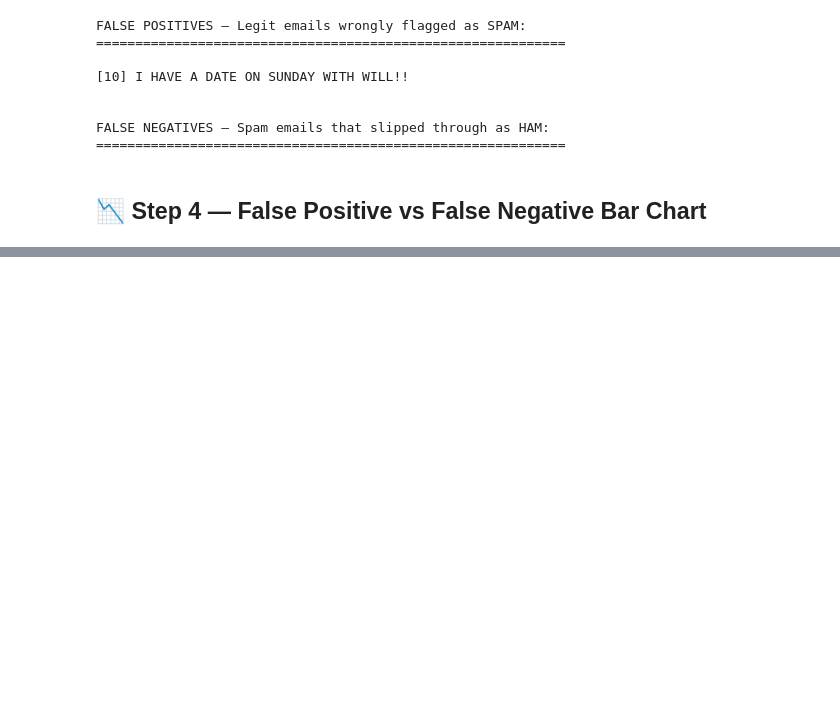
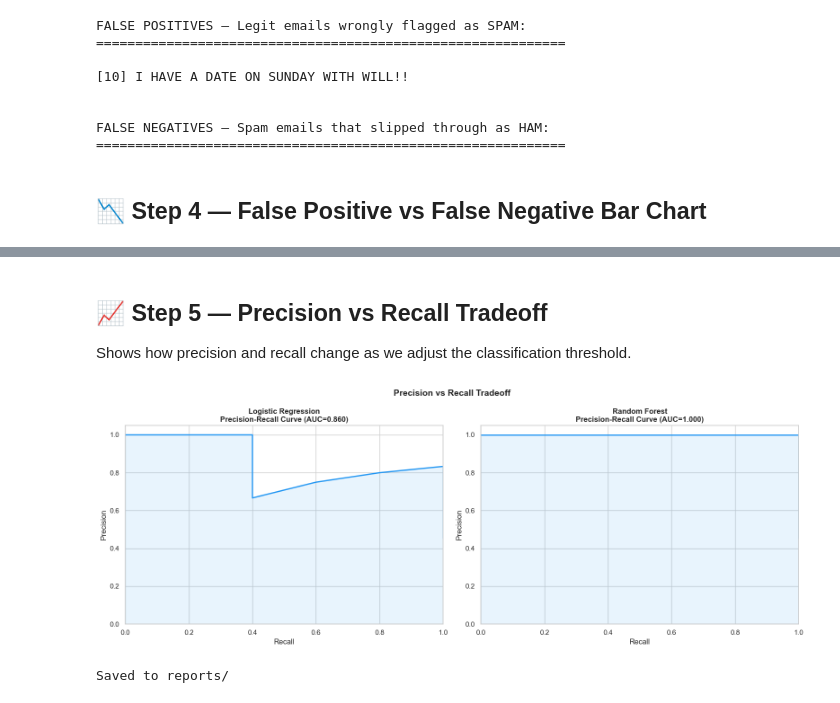
Before and after one commit to Kidrah-kun/spam-detector, a Jupyter notebook: notebooks/Phase4_Evaluation.ipynb, the cells around one changed output, grey strips where cells are left out. Cells and saved outputs as stored; diff of their text form; code cells hidden in the pictures; blank space fills up the shorter version.

```diff
--- a/notebooks/Phase4_Evaluation.ipynb
+++ b/notebooks/Phase4_Evaluation.ipynb
@@ -209,0 +223,36 @@ FALSE NEGATIVES — Spam emails that slipped through as HAM:
+# %% [markdown]
+## 📈 Step 5 — Precision vs Recall Tradeoff
+
+Shows how precision and recall change as we adjust the classification threshold.
+# %%
+fig, axes = plt.subplots(1, 2, figsize=(16, 6))
+
+pr_models = {
+    'Logistic Regression': (lr_model, X_test),
+    'Random Forest':       (rf_model, X_test),
+}
+
+for ax, (name, (model, X)) in zip(axes, pr_models.items()):
+    if hasattr(model, 'predict_proba'):
+        probs = model.predict_proba(X)[:, 1]
+    else:
+        probs = model.decision_function(X)
+        probs = (probs - probs.min()) / (probs.max() - probs.min())
+
+    precision, recall, thresholds = precision_recall_curve(y_test, probs)
+    pr_auc = auc(recall, precision)
+
+    ax.plot(recall, precision, color='#2196F3', lw=2)
+    ax.fill_between(recall, precision, alpha=0.1, color='#2196F3')
+    ax.set_title(f'{name}\nPrecision-Recall Curve (AUC={pr_auc:.3f})', fontweight='bold')
+    ax.set_xlabel('Recall'); ax.set_ylabel('Precision')
+    ax.set_xlim([0, 1]); ax.set_ylim([0, 1.05])
+
+plt.suptitle('Precision vs Recall Tradeoff', fontsize=14, fontweight='bold')
+plt.tight_layout()
+plt.savefig('../reports/phase4_precision_recall.png', dpi=150, bbox_inches='tight')
+plt.show()
+print('Saved to reports/')
+# %% [output]
+[figure, added]
+Saved to reports/
```
Also changed, not shown: parts of 6 cells of this notebook, 4 other files.
